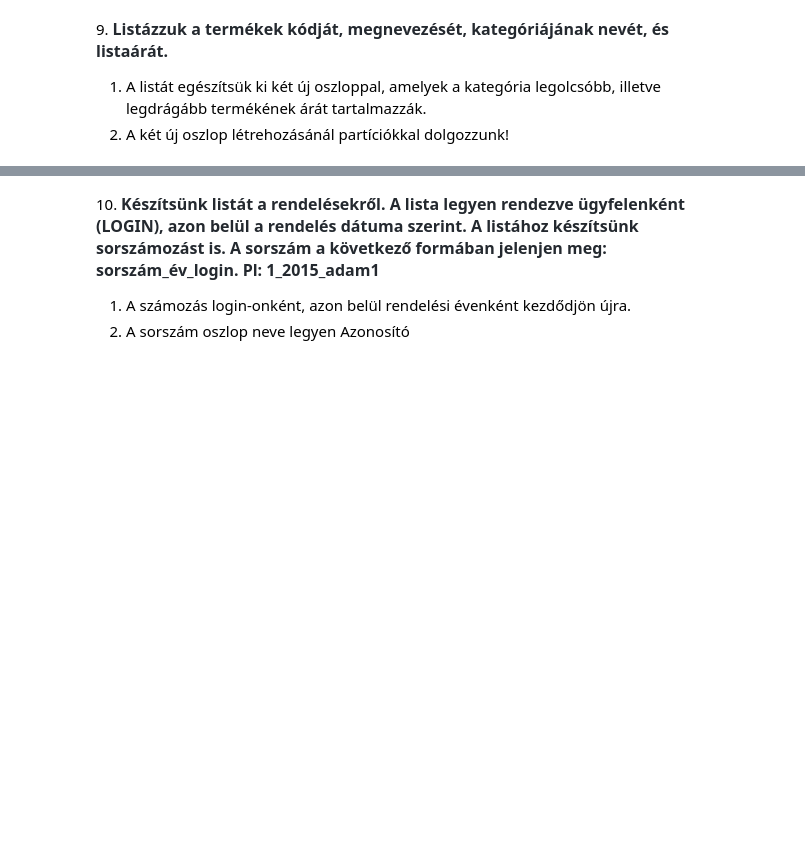
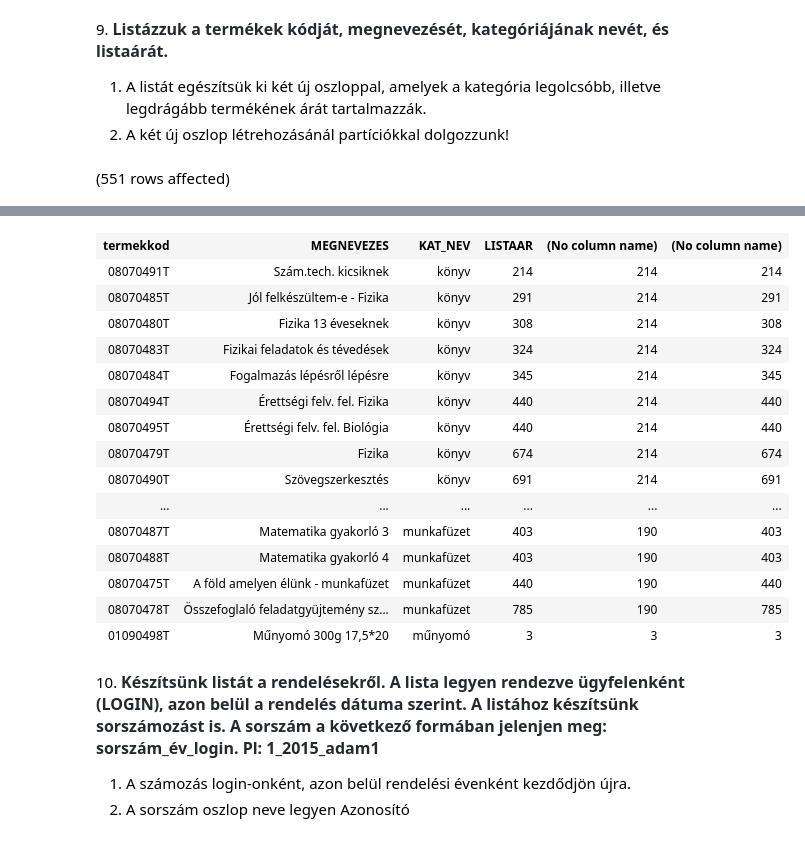
Before and after one commit to varadikitti/sqlgyak03, a Jupyter notebook: gyakorlat05_feladatok.ipynb, the cells around one changed output, grey strips where cells are left out. Cells and saved outputs as stored; diff of their text form; code cells hidden in the pictures; blank space fills up the shorter version.

Commit message:
9.feladat

```diff
--- a/gyakorlat05_feladatok.ipynb
+++ b/gyakorlat05_feladatok.ipynb
@@ -98,3 +103,15 @@ GROUP BY tk.KAT_NEV
 
 1. A listát egészítsük ki két új oszloppal, amelyek a kategória legolcsóbb, illetve legdrágább termékének árát tartalmazzák.
 2. A két új oszlop létrehozásánál partíciókkal dolgozzunk!
+# %%
+-- 1st value/last value vagy min/max
+SELECT t.termekkod,
+        t.MEGNEVEZES,
+        tk.KAT_NEV,
+        t.LISTAAR,
+        MIN(LISTAAR) OVER(PARTITION BY t.kat_id ORDER BY LISTAAR),
+        MAX(LISTAAR) OVER(PARTITION BY t.kat_id ORDER BY LISTAAR)
+
+FROM Termek t JOIN Termekkategoria tk on t.KAT_ID = tk.KAT_ID
+# %% [output]
+(551 rows affected)
@@ -101,3 +119,19 @@ GROUP BY tk.KAT_NEV
+| termekkod | MEGNEVEZES | KAT_NEV | LISTAAR | (No column name) | (No column name) |
+| 08070491T | Szám.tech. kicsiknek | könyv | 214 | 214 | 214 |
+| 08070485T | Jól felkészültem-e - Fizika | könyv | 291 | 214 | 291 |
+| 08070480T | Fizika 13 éveseknek | könyv | 308 | 214 | 308 |
+| 08070483T | Fizikai feladatok és tévedések | könyv | 324 | 214 | 324 |
+| 08070484T | Fogalmazás lépésről lépésre | könyv | 345 | 214 | 345 |
+| 08070494T | Érettségi felv. fel. Fizika | könyv | 440 | 214 | 440 |
+| 08070495T | Érettségi felv. fel. Biológia | könyv | 440 | 214 | 440 |
+| 08070479T | Fizika | könyv | 674 | 214 | 674 |
+| 08070490T | Szövegszerkesztés | könyv | 691 | 214 | 691 |
+| ... | ... | ... | ... | ... | ... |
+| 08070487T | Matematika gyakorló 3 | munkafüzet | 403 | 190 | 403 |
+| 08070488T | Matematika gyakorló 4 | munkafüzet | 403 | 190 | 403 |
+| 08070475T | A föld amelyen élünk - munkafüzet | munkafüzet | 440 | 190 | 440 |
+| 08070478T | Összefoglaló feladatgyüjtemény sz... | munkafüzet | 785 | 190 | 785 |
+| 01090498T | Műnyomó 300g 17,5*20 | műnyomó | 3 | 3 | 3 |
 # %% [markdown]
 10. <span style="font-weight: 600; color: rgb(36, 41, 47); font-family: -apple-system, BlinkMacSystemFont, &quot;Segoe UI&quot;, Helvetica, Arial, sans-serif, &quot;Apple Color Emoji&quot;, &quot;Segoe UI Emoji&quot;; font-size: 16px;">Készítsünk listát a rendelésekről. A lista legyen rendezve ügyfelenként (LOGIN), azon belül a rendelés dátuma szerint. A listához készítsünk sorszámozást is. A sorszám a következő formában jelenjen meg: sorszám_év_login. Pl: 1_2015_adam1</span>
 
```
Also changed, not shown: parts of 2 cells of this notebook.
